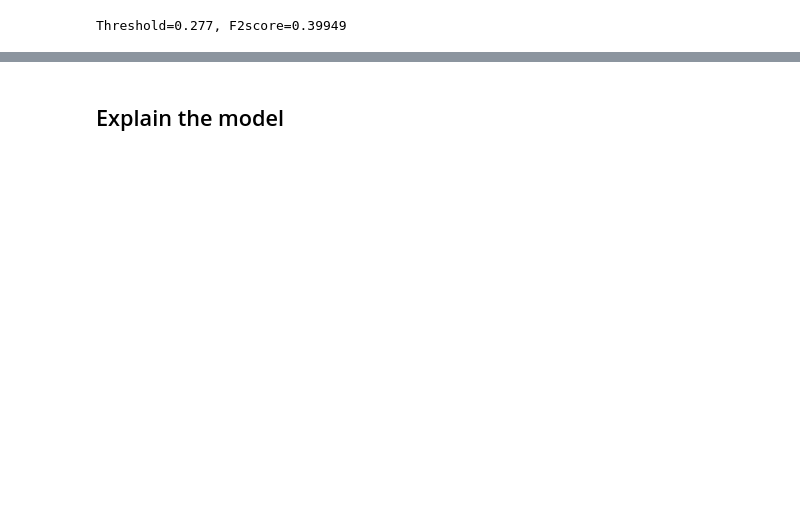
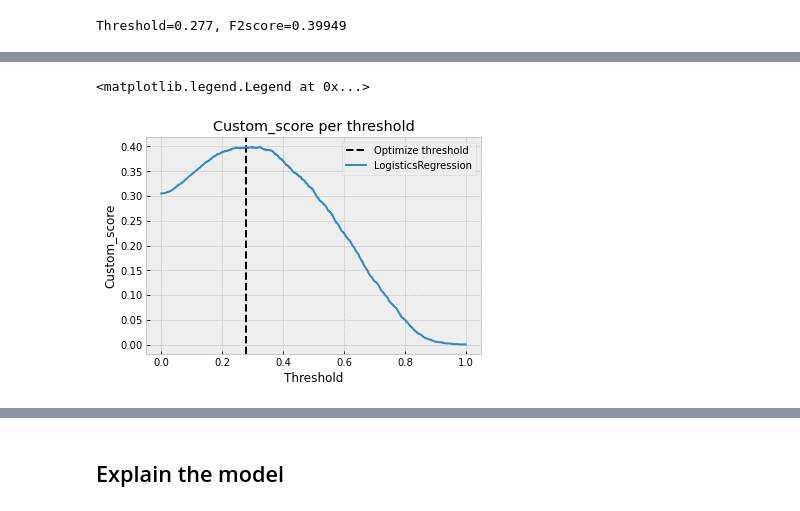
Before and after one commit to HuguesMAP/OC-P7-Impl-mentez-un-mod-le-de-scoring, a Jupyter notebook: Projet 7 - Implémentez un modèle de scoring - Modélisation.ipynb, the cells around one changed output, grey strips where cells are left out. Cells and saved outputs as stored; diff of their text form; code cells hidden in the pictures; blank space fills up the shorter version.

```diff
--- a/Projet 7 - Implémentez un modèle de scoring - Modélisation.ipynb
+++ b/Projet 7 - Implémentez un modèle de scoring - Modélisation.ipynb
@@ -750,10 +817,10 @@ def to_labels(pos_probs, threshold):
 
 # define thresholds
 thresholds = np.arange(0, 1, 0.001)
-# evaluate each threshold
-scores = [fbeta_score(y_sample2_test, to_labels(y_predict, t), beta=2) for t in thresholds]
+# evaluate each threshold with f2beta
+scores_fbs = [fbeta_score(y_sample2_test, to_labels(y_predict, t), beta=2) for t in thresholds]
 # get best threshold
-ix = np.argmax(scores)
-print('Threshold=%.3f, F2score=%.5f' % (thresholds[ix], scores[ix]))
+ix_fbs = np.argmax(scores_fbs)
+print('Best score with : \nThreshold=%.3f, F2score=%.5f' % (thresholds[ix_fbs], scores_fbs[ix_fbs]))
 # %% [output]
 Threshold=0.277, F2score=0.39949
@@ -770,0 +827,11 @@ Threshold=0.277
+# %%
+# display graph of Custom_score per threshold
+plt.axvline(x=thresholds[ix_fbs], color='black', linestyle='--', label='Optimize threshold')
+plt.plot(thresholds, scores_fbs, label='LogisticsRegression')
+plt.xlabel('Threshold')
+plt.ylabel('Custom_score')
+plt.title('Custom_score per threshold')
+plt.legend()
+# %% [output]
+<matplotlib.legend.Legend at 0x...>
+[figure, added]
```
Also changed, not shown: parts of 14 cells of this notebook.
